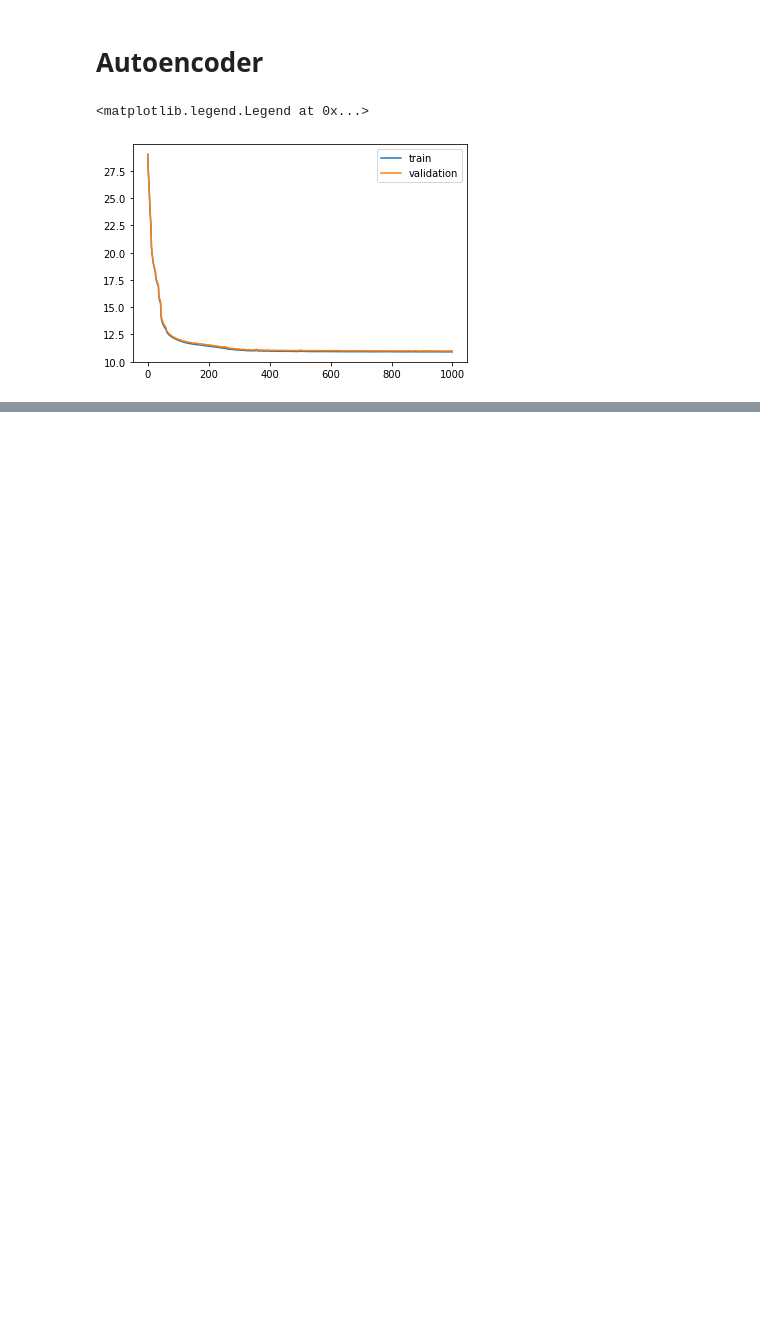
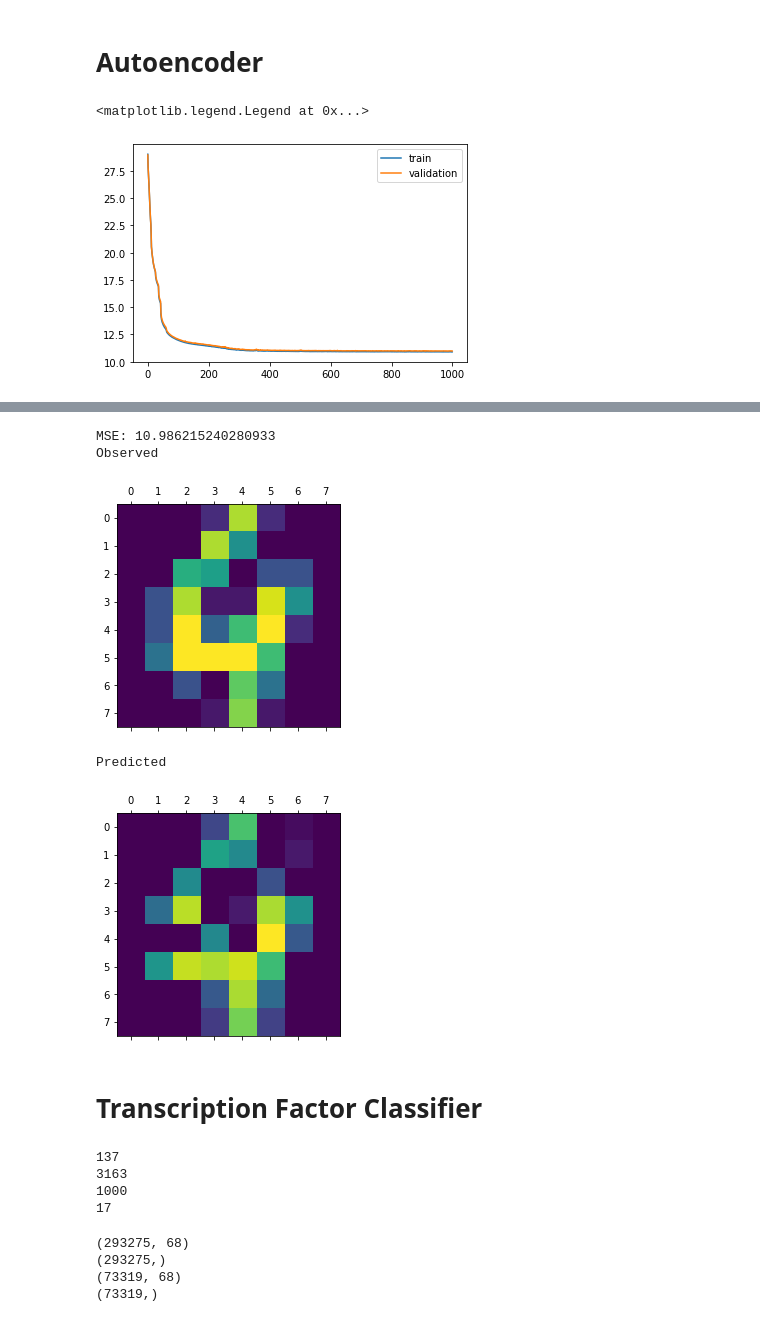
Before and after one commit to apblair/project7, a Jupyter notebook: project7.ipynb, the cells around one changed output, grey strips where cells are left out. Cells and saved outputs as stored; diff of their text form; code cells hidden in the pictures; blank space fills up the shorter version.

```diff
--- a/project7.ipynb
+++ b/project7.ipynb
@@ -18,14 +18,14 @@ network = nn.NeuralNetwork([{"input_dim": 64, "output_dim": 16, "activation": "r
 digits = load_digits()
 # %%
 # Split the digits dataset into a train and validation set
-X_train, X_val, y_train, y_val = train_test_split(digits.data,
+X_train, X_test, y_train, y_test = train_test_split(digits.data,
                                                 digits.target,
                                                 test_size = 0.2,
                                                 shuffle=True,
                                                 random_state = 26)
 # %%
 # train autoencoder on the train split of the digits dataset
-per_epoch_loss_train, per_epoch_loss_val = network.fit(X_train, X_train, X_val, X_val)
+per_epoch_loss_train, per_epoch_loss_val = network.fit(X_train, X_train, X_test, X_test)
 # %%
 plt.plot(per_epoch_loss_train, label='train')
 plt.plot(per_epoch_loss_val, label='validation')
@@ -35,0 +58,20 @@ plt.legend()
+# %%
+
+predicted = network.predict(X_test)
+print("MSE: " + str(network._mean_squared_error(X_test, predicted)))
+
+print('Observed')
+plt.matshow(X_test[26].reshape((8, 8)))
+plt.show()
+
+print('Predicted')
+plt.matshow(predicted[26].reshape((8, 8)))
+plt.show()
+# %% [output]
+MSE: 10.986215240280933
+Observed
+[figure, added]
+Predicted
+[figure, added]
+# %% [markdown]
+# Transcription Factor Classifier
@@ -35,0 +85,16 @@ plt.legend()
+# %%
+pos_seqs = io.read_text_file('data/rap1-lieb-positives.txt')
+neg_seqs = io.read_fasta_file('data/yeast-upstream-1k-negative.fa')
+
+# Sequences
+print(len(pos_seqs))
+print(len(neg_seqs))
+
+# Sequence lengths
+print(len(neg_seqs[0]))
+print(len(pos_seqs[0]))
+# %% [output]
+137
+3163
+1000
+17
@@ -35,0 +119,10 @@ plt.legend()
+# %%
+print(X_train.shape)
+print(y_train.shape)
+print(X_test.shape)
+print(y_test.shape)
+# %% [output]
+(293275, 68)
+(293275,)
+(73319, 68)
+(73319,)
```
Also changed, not shown: parts of 10 cells of this notebook, 3 other files.
